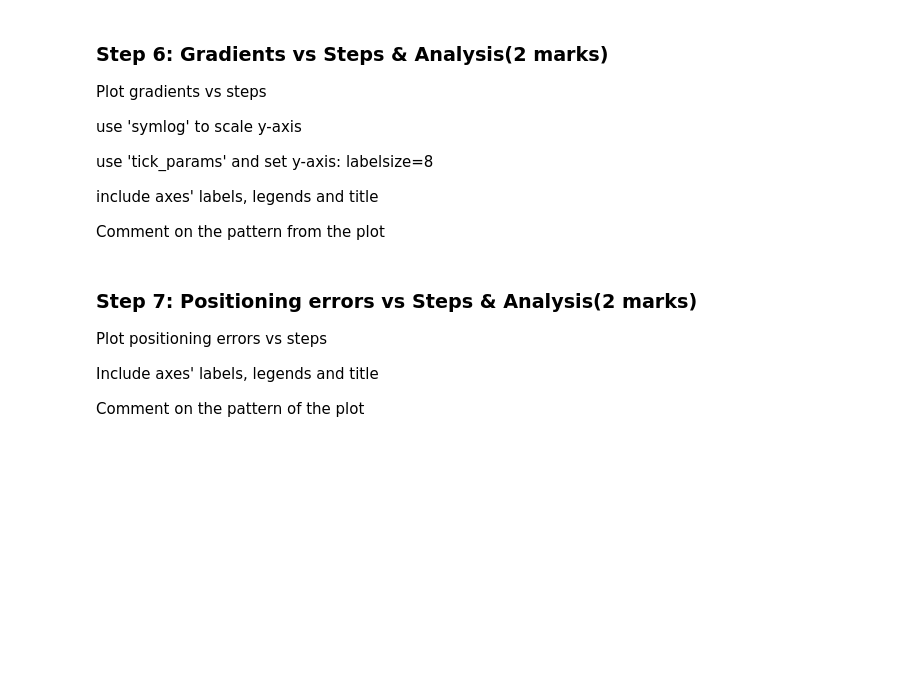
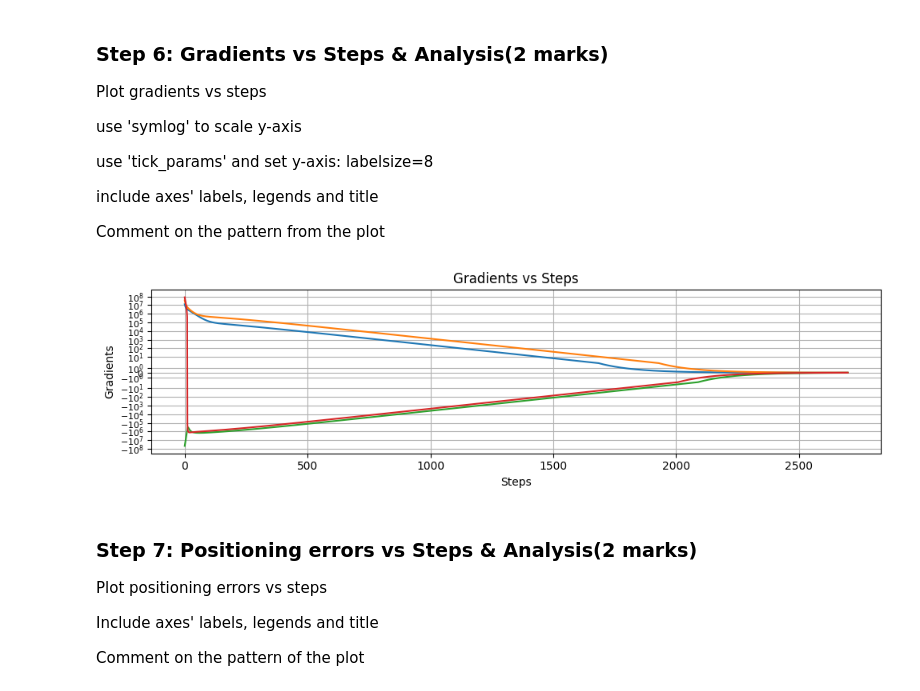
Before and after one commit to AkolawoleBodefakunle/engg680_2024_fall, a Jupyter notebook: Lab_Assignment3/Assignment3.ipynb, the cells around one changed output. Drawn from its saved outputs; the diff is of its cells as text; code cells hidden in the pictures; blank space fills up the shorter version.

```diff
--- a/Lab_Assignment3/Assignment3.ipynb
+++ b/Lab_Assignment3/Assignment3.ipynb
@@ -268,13 +316,20 @@ include axes' labels, legends and title
 Comment on the pattern from the plot
 # %%
 fig , ax = plt.subplots(nrows=1,ncols=1, figsize=(10,3))
-# ...
+ax.plot(arr_grad)
+ax.set_yscale('symlog')
+ax.tick_params(axis='y', labelsize=8)
+ax.set_xlabel('Steps')
+ax.set_ylabel('Gradients')
+ax.set_title('Gradients vs Steps')
 ax.grid(True)
 fig.tight_layout()
 plt.show()
 
 # Comment on the pattern
 # ...
+# %% [output]
+[figure, added]
 # %% [markdown]
 ### Step 7: Positioning errors vs Steps & Analysis(2 marks)
 Plot positioning errors vs steps
```
Also changed, not shown: parts of 17 cells of this notebook, 3 other files.
